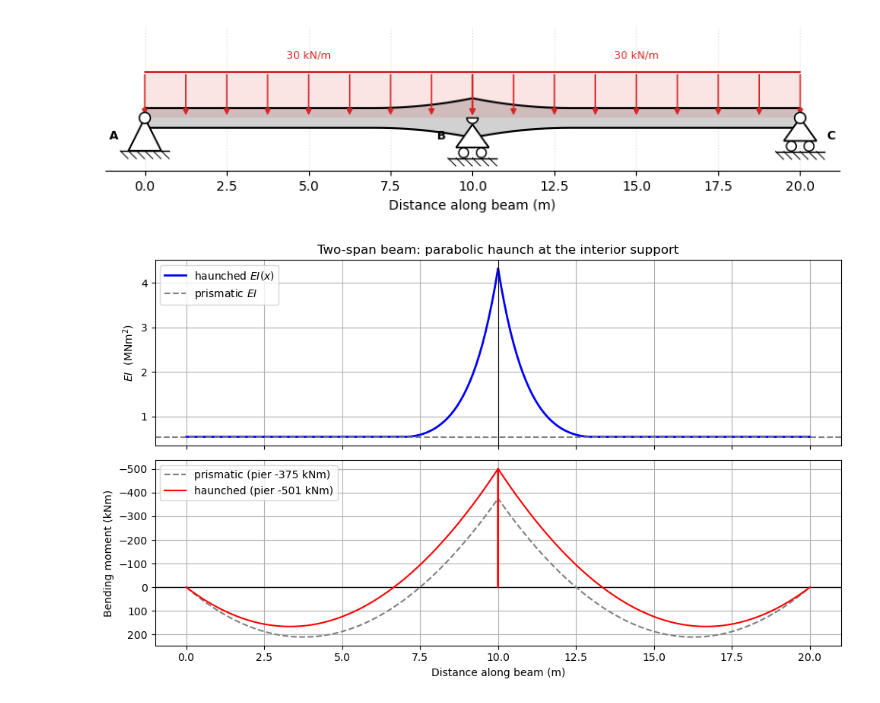
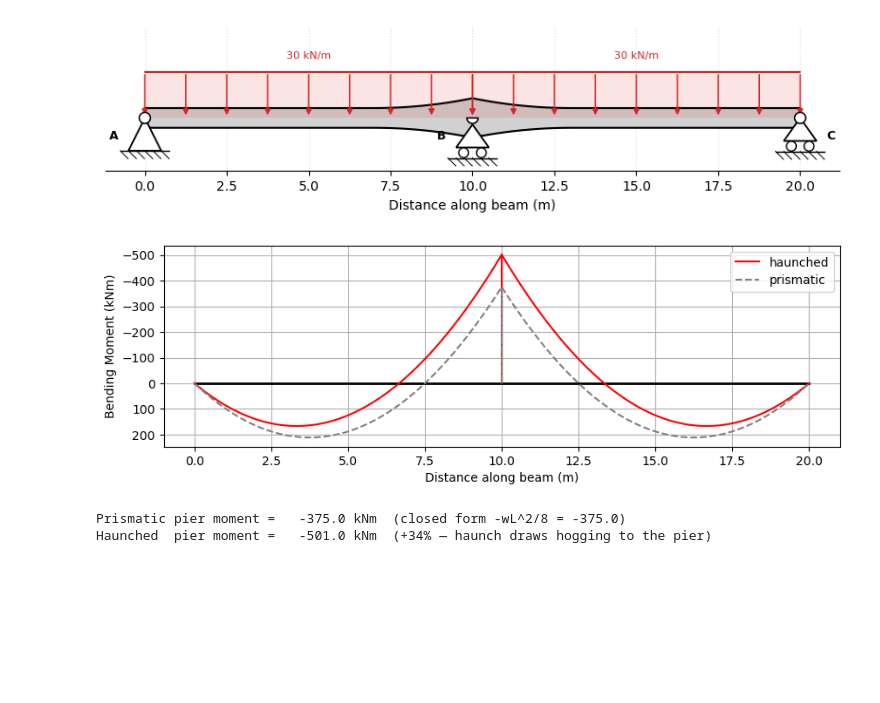
Before and after one commit to ccaprani/pycba, a Jupyter notebook: docs/source/notebooks/nonprismatic.ipynb, the cells around one changed output. Drawn from its saved outputs; the diff is of its cells as text; code cells hidden in the pictures; blank space fills up the shorter version.

```diff
--- a/docs/source/notebooks/nonprismatic.ipynb
+++ b/docs/source/notebooks/nonprismatic.ipynb
@@ -104,31 +97,22 @@ The two-span beam and its loading (the schematic shows the supports and loads; t
 ba_h.plot_beam();
 # %% [output]
 [figure]
-# %%
-# EI(x) elevation and the resulting BMD (haunched vs prismatic).
-xx = np.linspace(0.0, Lsp, 200)
-EI_prof = np.concatenate([sec1(xx), sec2(xx)]) / 1e6          # MNm^2
-x_prof = np.concatenate([xx, Lsp + xx])
-
-fig, axs = plt.subplots(2, 1, figsize=(10, 6), sharex=True)
-axs[0].plot(x_prof, EI_prof, "b", lw=2, label="haunched $EI(x)$")
-axs[0].axhline(EI_const / 1e6, color="0.5", ls="--", lw=1.5, label="prismatic $EI$")
-axs[0].axvline(Lsp, color="k", lw=0.8)
-axs[0].set_ylabel("$EI$  (MNm$^2$)")
-axs[0].set_title("Two-span beam: parabolic haunch at the interior support")
-axs[0].grid(True)
-axs[0].legend(loc="upper left")
-
-axs[1].axhline(0, color="k", lw=1.0)
-axs[1].plot(ba_p.beam_results.results.x, ba_p.beam_results.results.M, "0.5", ls="--",
-            label=f"prismatic (pier {M_pier_p:.0f} kNm)")
-axs[1].plot(ba_h.beam_results.results.x, ba_h.beam_results.results.M, "r",
-            label=f"haunched (pier {M_pier_h:.0f} kNm)")
-axs[1].invert_yaxis()
-axs[1].set_ylabel("Bending moment (kNm)")
-axs[1].set_xlabel("Distance along beam (m)")
-axs[1].grid(True)
-axs[1].legend(loc="upper left")
-fig.tight_layout()
-# %% [output]
-[figure, removed]
+# %%
+# Bending moment: haunched vs prismatic, via the built-in plotter (overlaid)
+ax = ba_h.plot_bmd(label="haunched")
+ba_p.plot_bmd(ax=ax, color="0.5", ls="--", label="prismatic")
+ax.legend();
+# %% [output]
+[figure, added]
+# %%
+# Extract the interior-support (pier) moment with the .at() point query
+M_pier_h = ba_h.at(Lsp)["M"]
+M_pier_p = ba_p.at(Lsp)["M"]
+print(f"Prismatic pier moment = {M_pier_p:8.1f} kNm  (closed form -wL^2/8 = {-w * Lsp**2 / 8:.1f})")
+print(
+    f"Haunched  pier moment = {M_pier_h:8.1f} kNm  "
+    f"({100 * (abs(M_pier_h) - abs(M_pier_p)) / abs(M_pier_p):+.0f}% — haunch draws hogging to the pier)"
+)
+# %% [output]
+Prismatic pier moment =   -375.0 kNm  (closed form -wL^2/8 = -375.0)
+Haunched  pier moment =   -501.0 kNm  (+34% — haunch draws hogging to the pier)
```
Also changed, not shown: parts of 1 cell of this notebook, 17 other files.
